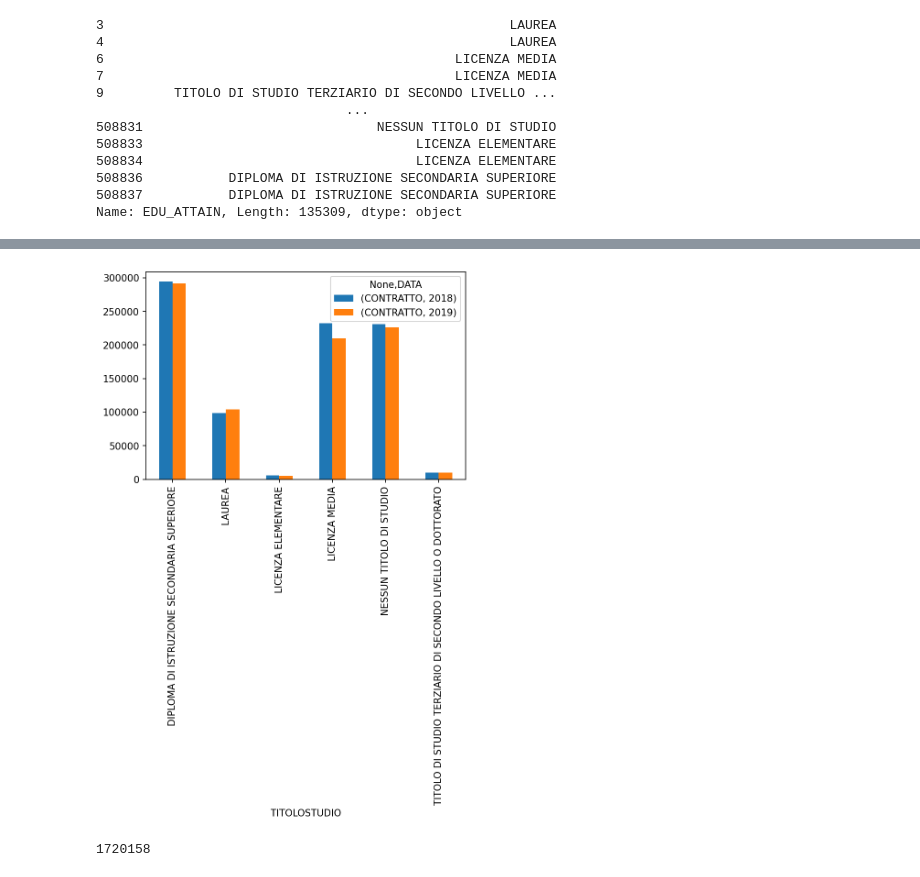
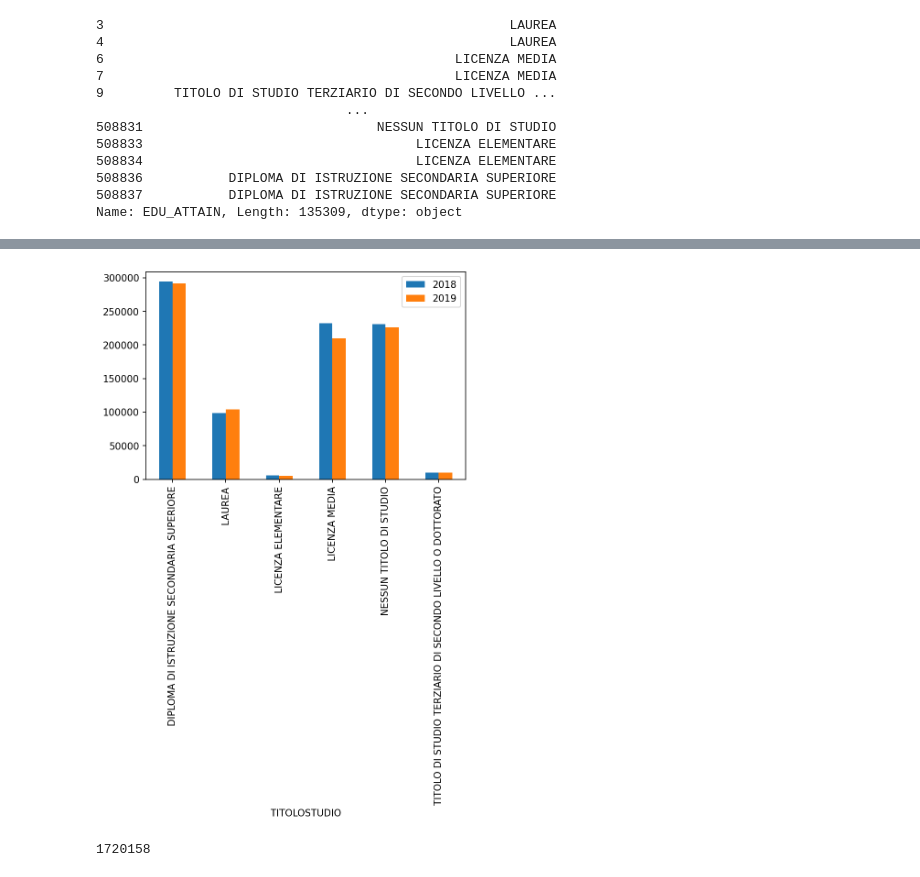
Before and after one commit to DragoE99/Drago-lamb_DataSforBusiness, a Jupyter notebook: DataSforBusiness_dragoLamb.ipynb, the cells around one changed output, grey strips where cells are left out. Saved outputs shown, nothing was run; the diff lists cells and outputs as text; code cells hidden in the pictures.

```diff
--- a/DataSforBusiness_dragoLamb.ipynb
+++ b/DataSforBusiness_dragoLamb.ipynb
@@ -739,14 +730,15 @@ test[['CONTRATTO', 'TITOLOSTUDIO']].head()
 # %%
 istruction_df = rap_lavoro_attivati[['DATA', 'TITOLOSTUDIO', "CONTRATTO"]]
 istruction_df = istruction_df[(istruction_df['TITOLOSTUDIO'].isin(titoli))]
 group_ist = istruction_df.groupby(['TITOLOSTUDIO', 'DATA']).count()
 group_ist['CONTRATTO']
 
 group_ist.unstack().plot(kind='bar', stacked=False)
+plt.legend([2018,2019])
 plt.xticks(rotation=90)
 plt.show()
 # %% [output]
-[figure, old version]
+[figure, new version]
 # %%
 len(rap_lavoro_attivati)
 # %% [output]
```
Also changed, not shown: parts of 22 cells of this notebook.
